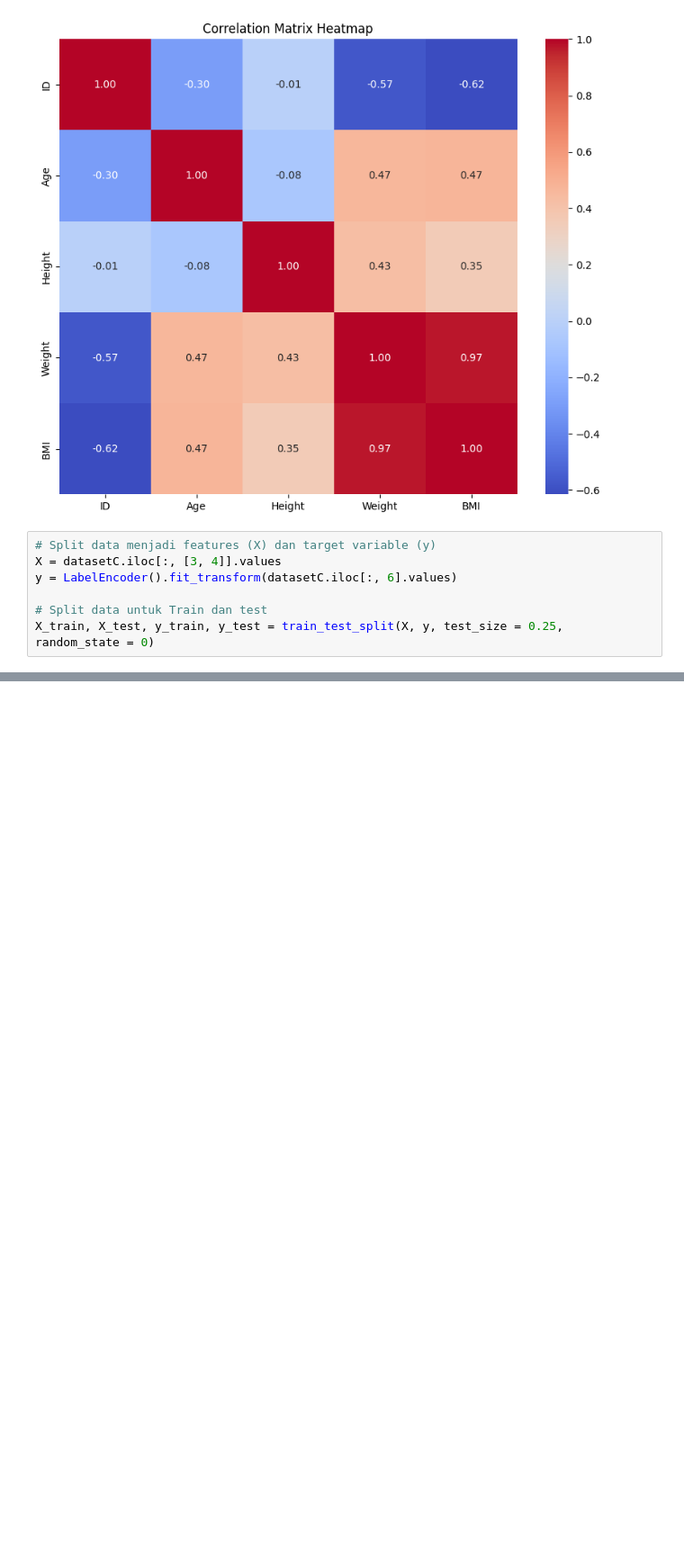
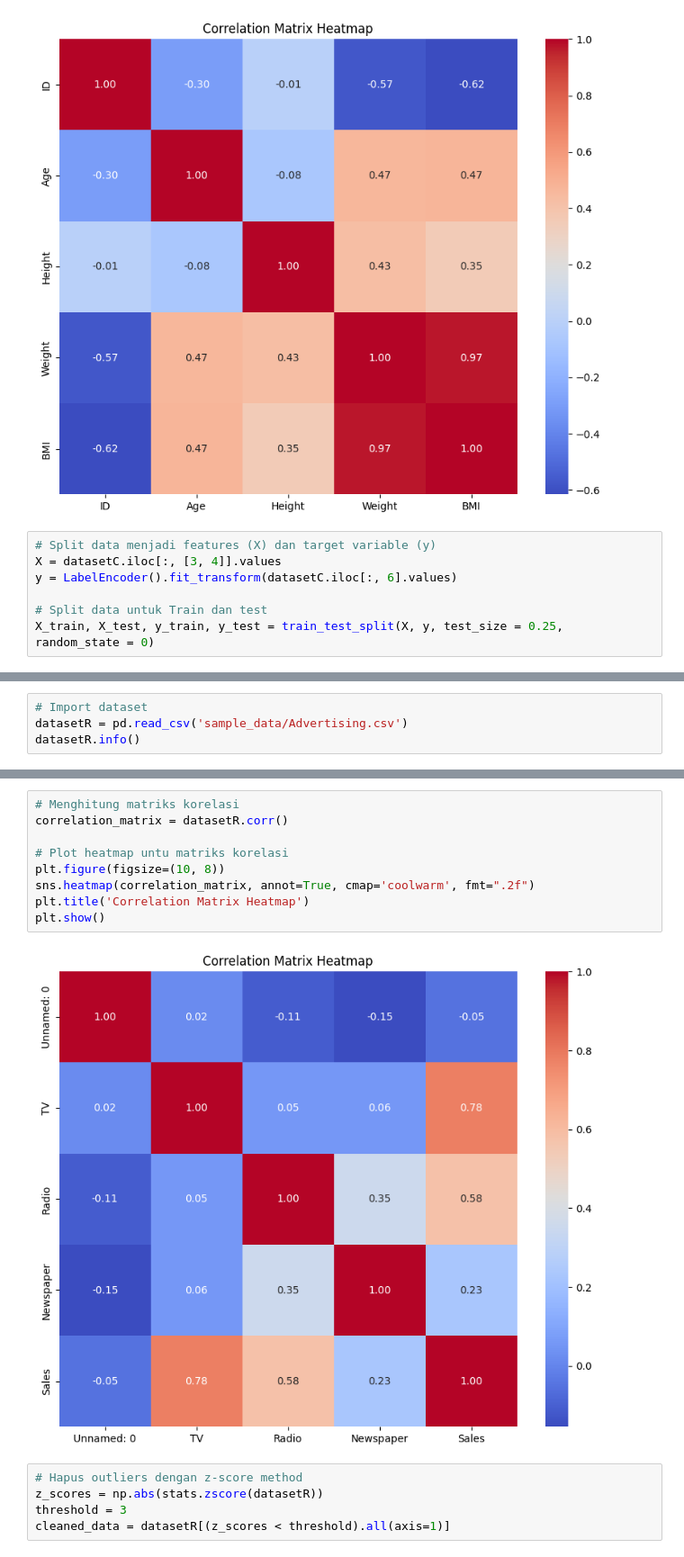
Before and after one commit to alfnsnff/Tugas2ML, a Jupyter notebook: SVM_Classification.ipynb, the cells around one changed output, grey strips where cells are left out. Shown at 90% size. Cells and saved outputs as stored; diff of their text form; blank space fills up the shorter version.

```diff
--- a/SVM_Classification.ipynb
+++ b/SVM_Classification.ipynb
@@ -100,0 +122,4 @@ plt.show()
+# %%
+# Import dataset
+datasetR = pd.read_csv('sample_data/Advertising.csv')
+datasetR.info()
@@ -100,0 +148,16 @@ plt.show()
+# %%
+# Menghitung matriks korelasi
+correlation_matrix = datasetR.corr()
+
+# Plot heatmap untu matriks korelasi
+plt.figure(figsize=(10, 8))
+sns.heatmap(correlation_matrix, annot=True, cmap='coolwarm', fmt=".2f")
+plt.title('Correlation Matrix Heatmap')
+plt.show()
+# %% [output]
+[figure, added]
+# %%
+# Hapus outliers dengan z-score method
+z_scores = np.abs(stats.zscore(datasetR))
+threshold = 3
+cleaned_data = datasetR[(z_scores < threshold).all(axis=1)]
```
Also changed, not shown: parts of 8 cells of this notebook, 2 other files.
